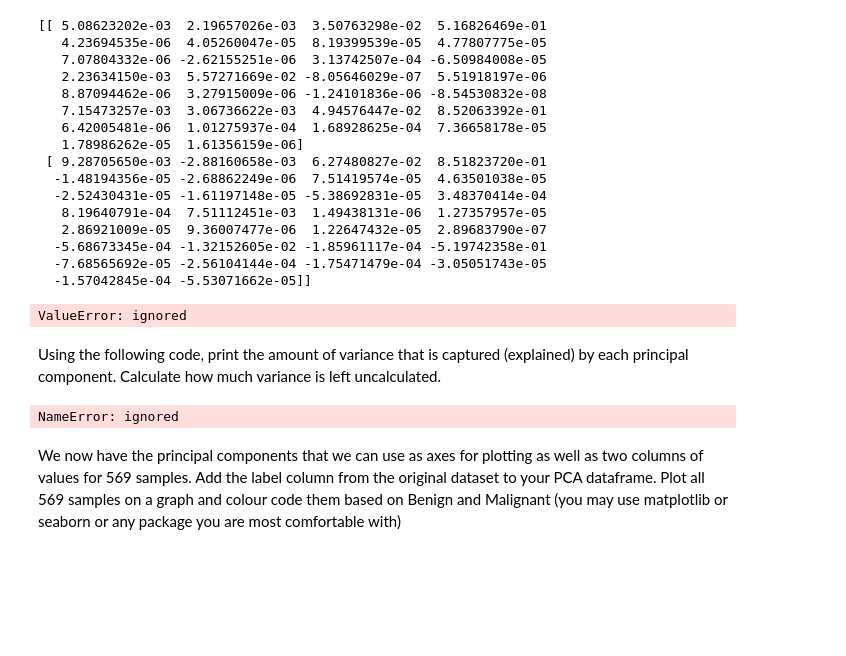
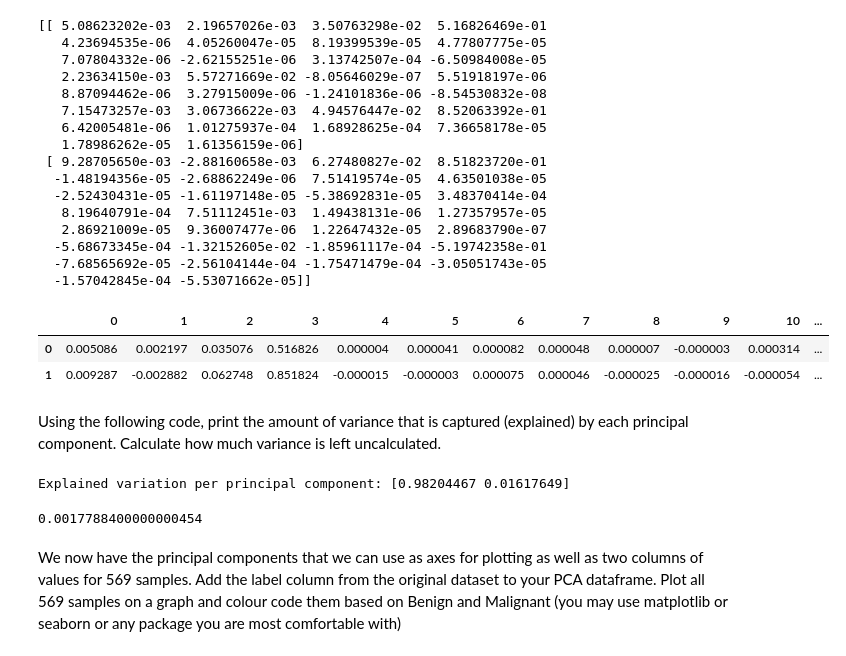
Before and after one commit to gtoubian/cce, a Jupyter notebook: Preprocessing_Workshop.ipynb, the cells around one changed output. Drawn from its saved outputs; the diff is of its cells as text; code cells hidden in the pictures; blank space fills up the shorter version.

```diff
--- a/Preprocessing_Workshop.ipynb
+++ b/Preprocessing_Workshop.ipynb
@@ -120,15 +120,24 @@ print(pca.components_)
   -7.68565692e-05 -2.56104144e-04 -1.75471479e-04 -3.05051743e-05
   -1.57042845e-04 -5.53071662e-05]]
 # %%
-pcabreast = pd.DataFrame(pca)
+pcabreast = pd.DataFrame(pca.components_)
-# %% [output]
-ValueError: ignored
+# %%
+pcabreast
+# %% [output]
+|  | 0 | 1 | 2 | 3 | 4 | 5 | 6 | 7 | 8 | 9 | 10 | ... |
+| 0 | 0.005086 | 0.002197 | 0.035076 | 0.516826 | 0.000004 | 0.000041 | 0.000082 | 0.000048 | 0.000007 | -0.000003 | 0.000314 | ... |
+| 1 | 0.009287 | -0.002882 | 0.062748 | 0.851824 | -0.000015 | -0.000003 | 0.000075 | 0.000046 | -0.000025 | -0.000016 | -0.000054 | ... |
 # %% [markdown]
 Using the following code, print the amount of variance that is captured (explained) by each principal component. Calculate how much variance is left uncalculated.
 # %%
-print('Explained variation per principal component: {}'.format(pca_breast.explained_variance_ratio_))
+print('Explained variation per principal component: {}'.format(pca.explained_variance_ratio_))
 # %% [output]
-NameError: ignored
+Explained variation per principal component: [0.98204467 0.01617649]
+# %%
+#Uncalculated variance =
+1 - 0.98204467 - 0.01617649
+# %% [output]
+0.0017788400000000454
 # %% [markdown]
 We now have the principal components that we can use as axes for plotting as well as two columns of values for 569 samples. Add the label column from the original dataset to your PCA dataframe.
 Plot all 569 samples on a graph and colour code them based on Benign and Malignant (you may use matplotlib or seaborn or any package you are most comfortable with)
```
